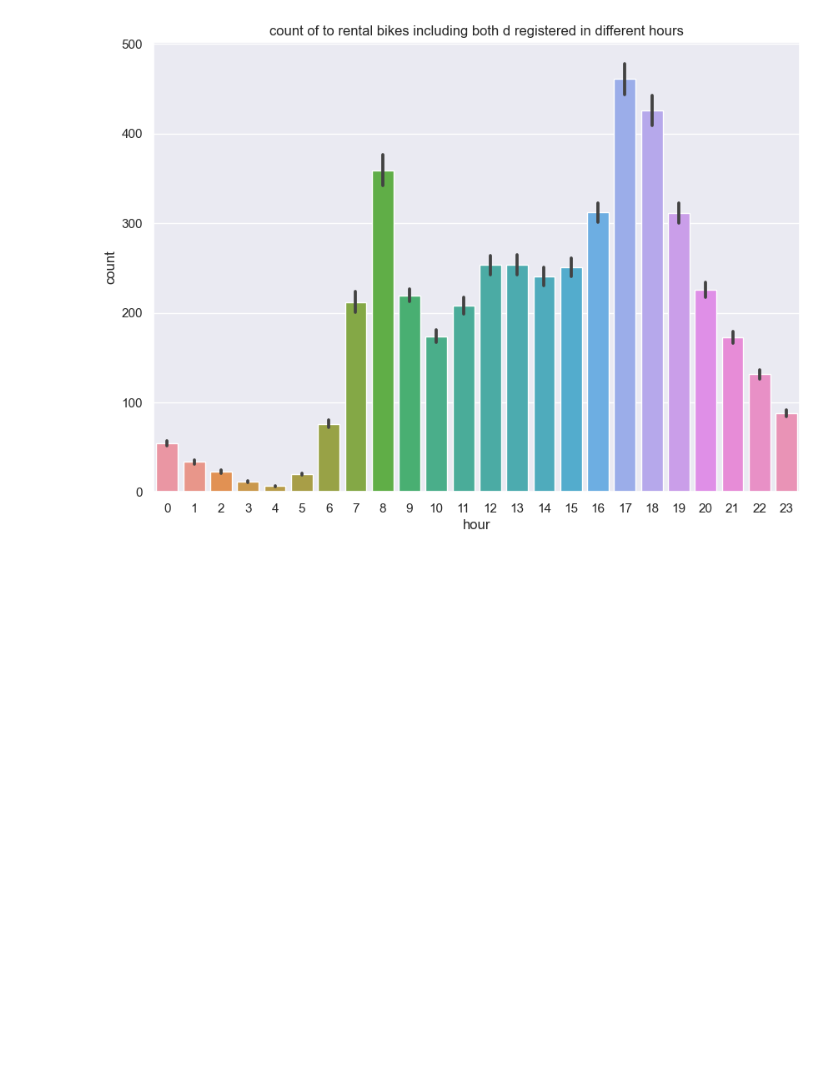
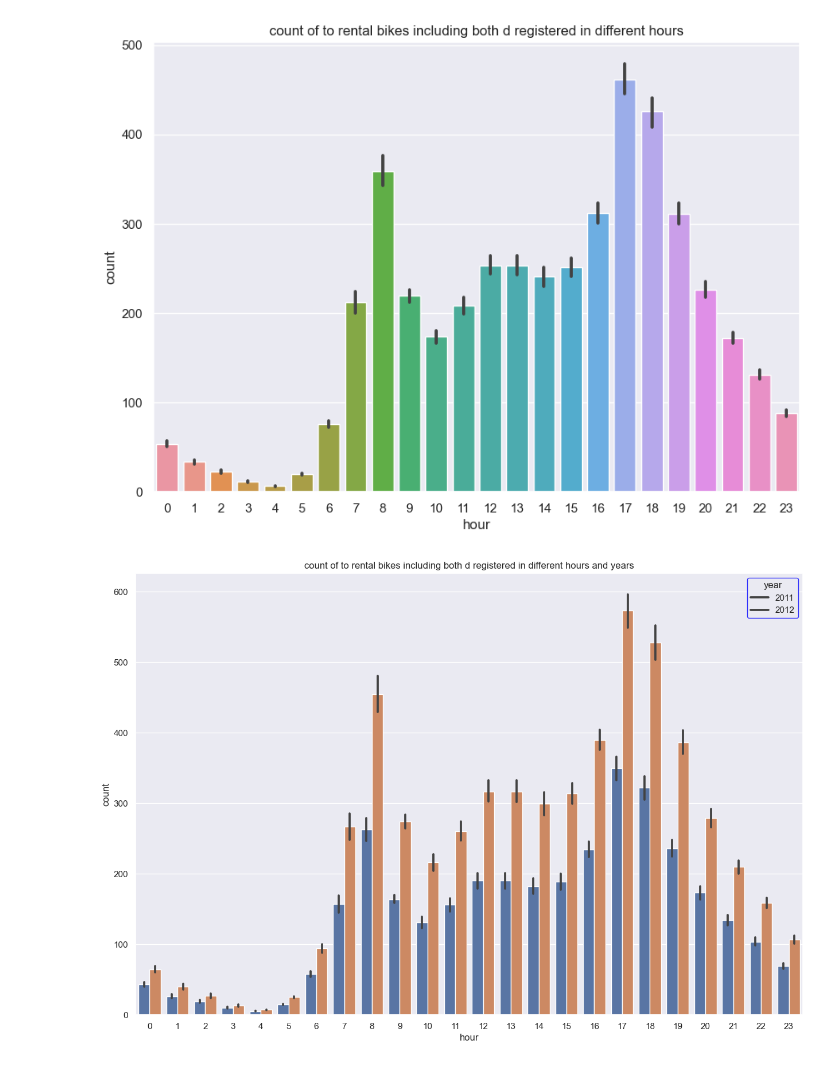
Before and after one commit to satomi26/Project-3-capital-bike-share, a Jupyter notebook: capital_bike.ipynb, the cells around one changed output. Saved outputs shown, nothing was run; the diff lists cells and outputs as text; code cells hidden in the pictures; blank space fills up the shorter version.

```diff
--- a/capital_bike.ipynb
+++ b/capital_bike.ipynb
@@ -284,3 +268,14 @@ plt.title("count of to rental bikes including both d registered in different hou
 plt.show()
 # %% [output]
 [figure]
+# %%
+plt.figure(figsize=(15,10))
+legend_list = ["2011", "2012"]
+sns.barplot(data= df_hour, x = df_hour["hr"], y = df_hour["cnt"], hue = "yr")
+plt.xlabel("hour")
+plt.ylabel("count")
+plt.title("count of to rental bikes including both d registered in different hours and years")
+plt.legend(title = "year",labels = legend_list, edgecolor='blue') # lables = legend_list --> when i use this, the color of legend changes to black
+plt.show()
+# %% [output]
+[figure, added]
```
Also changed, not shown: parts of 19 cells of this notebook.
